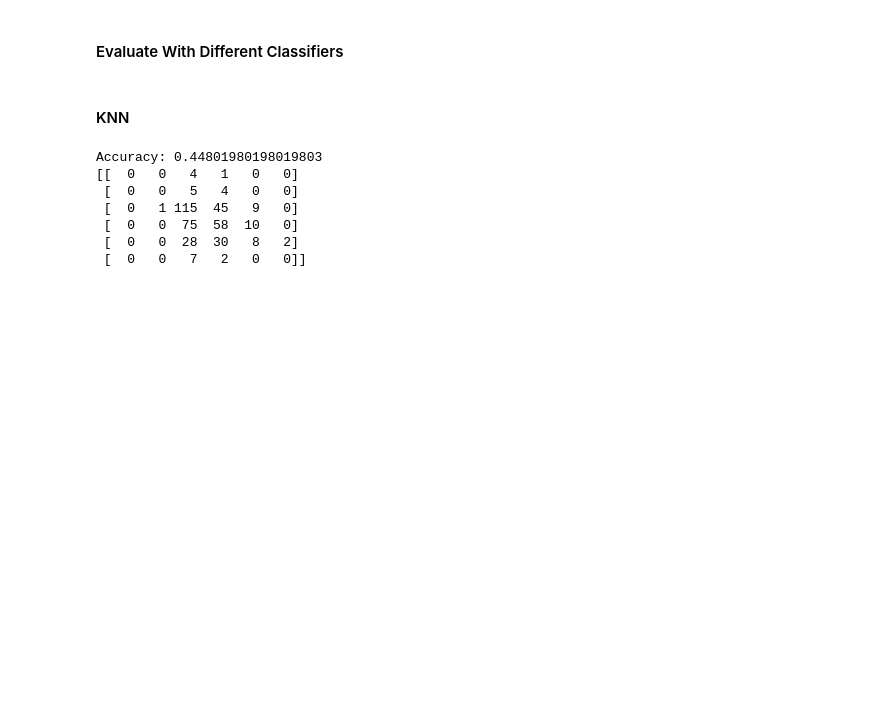
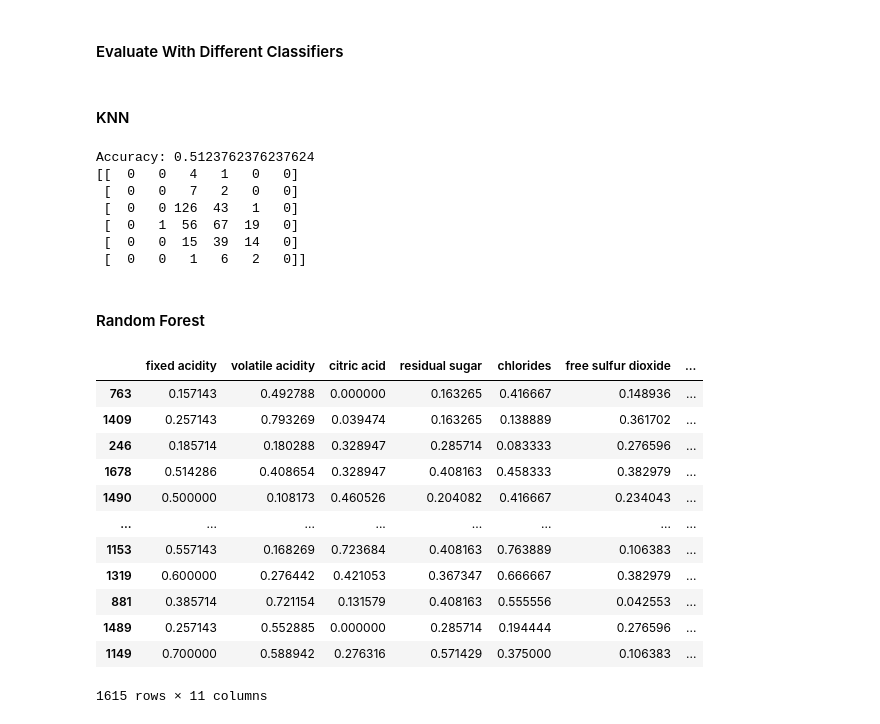
Before and after one commit to BuckGuy/HackAI2023, a Jupyter notebook: ai/HackAIWine.ipynb, the cells around one changed output. Drawn from its saved outputs; the diff is of its cells as text; code cells hidden in the pictures; blank space fills up the shorter version.

```diff
--- a/ai/HackAIWine.ipynb
+++ b/ai/HackAIWine.ipynb
@@ -228,7 +270,7 @@ from sklearn.metrics import accuracy_score
 X_train, X_test, y_train, y_test = train_test_split(data[cols], data['quality'], test_size=0.2, random_state=42)
 
 # Create a KNN classifier object
-knn = KNeighborsClassifier(n_neighbors=21)
+knn = KNeighborsClassifier(n_neighbors=7)
 
 # Fit the model to the training data
 knn.fit(X_train, y_train)
@@ -241,10 +283,28 @@ accuracy = accuracy_score(y_test, y_pred)
 print('Accuracy:', accuracy)
 print(confusion_matrix(y_test,y_pred))
 # %% [output]
-Accuracy: 0.44801980198019803
+Accuracy: 0.5123762376237624
 [[  0   0   4   1   0   0]
- [  0   0   5   4   0   0]
- [  0   1 115  45   9   0]
- [  0   0  75  58  10   0]
- [  0   0  28  30   8   2]
- [  0   0   7   2   0   0]]
+ [  0   0   7   2   0   0]
+ [  0   0 126  43   1   0]
+ [  0   1  56  67  19   0]
+ [  0   0  15  39  14   0]
+ [  0   0   1   6   2   0]]
+# %% [markdown]
+#### Random Forest
+# %%
+X_train
+# %% [output]
+|  | fixed acidity | volatile acidity | citric acid | residual sugar | chlorides | free sulfur dioxide | ... |
+| 763 | 0.157143 | 0.492788 | 0.000000 | 0.163265 | 0.416667 | 0.148936 | ... |
+| 1409 | 0.257143 | 0.793269 | 0.039474 | 0.163265 | 0.138889 | 0.361702 | ... |
+| 246 | 0.185714 | 0.180288 | 0.328947 | 0.285714 | 0.083333 | 0.276596 | ... |
+| 1678 | 0.514286 | 0.408654 | 0.328947 | 0.408163 | 0.458333 | 0.382979 | ... |
+| 1490 | 0.500000 | 0.108173 | 0.460526 | 0.204082 | 0.416667 | 0.234043 | ... |
+| ... | ... | ... | ... | ... | ... | ... | ... |
+| 1153 | 0.557143 | 0.168269 | 0.723684 | 0.408163 | 0.763889 | 0.106383 | ... |
+| 1319 | 0.600000 | 0.276442 | 0.421053 | 0.367347 | 0.666667 | 0.382979 | ... |
+| 881 | 0.385714 | 0.721154 | 0.131579 | 0.408163 | 0.555556 | 0.042553 | ... |
+| 1489 | 0.257143 | 0.552885 | 0.000000 | 0.285714 | 0.194444 | 0.276596 | ... |
+| 1149 | 0.700000 | 0.588942 | 0.276316 | 0.571429 | 0.375000 | 0.106383 | ... |
+1615 rows × 11 columns
```
Also changed, not shown: parts of 13 cells of this notebook, 1 other file.
